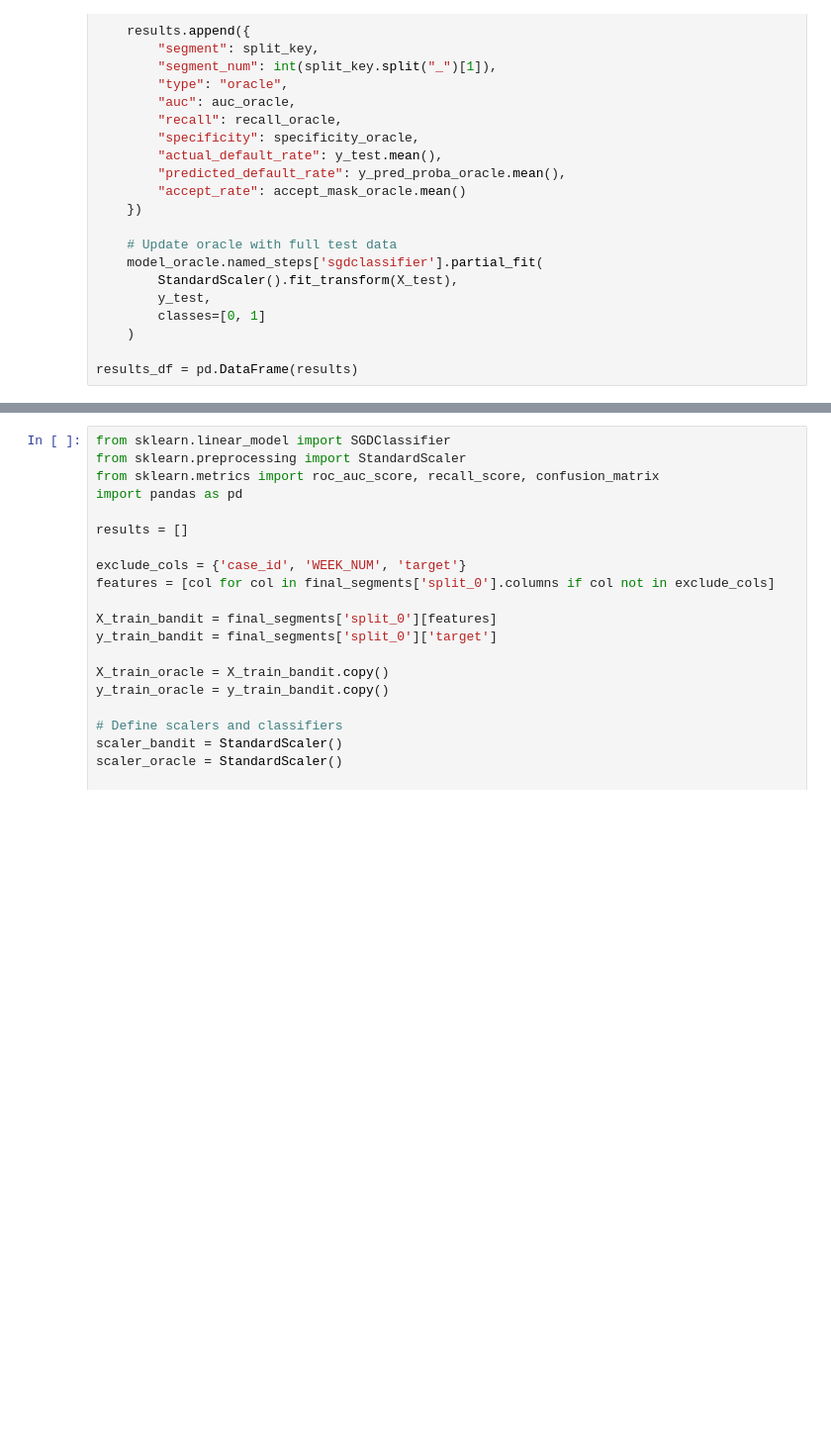
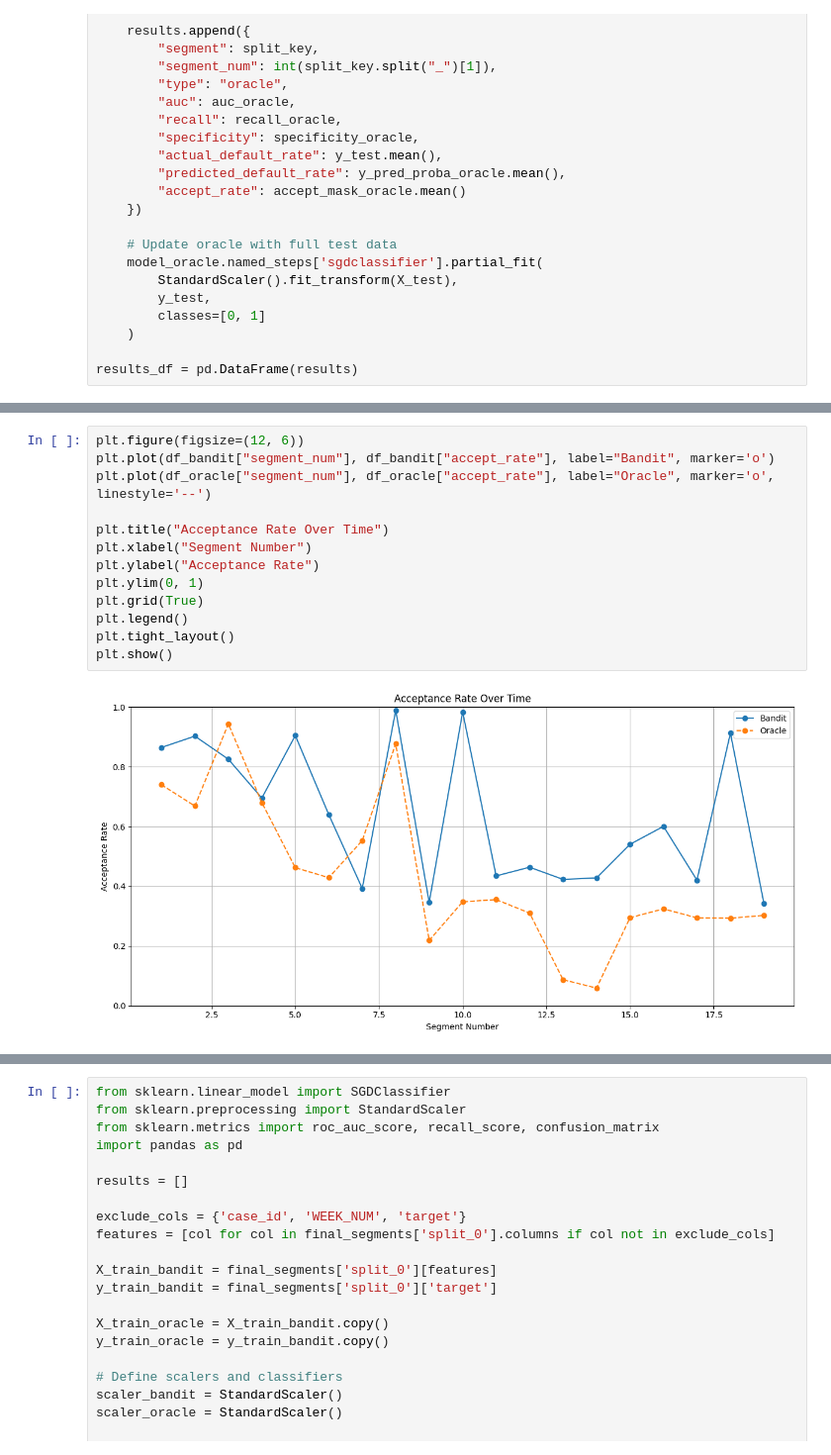
Before and after one commit to manpreetsingh227/MSc-project, a Jupyter notebook: notebooks/EDA.ipynb, the cells around one changed output, grey strips where cells are left out. Shown at 99% size. Saved outputs shown, nothing was run; the diff lists cells and outputs as text; blank space fills up the shorter version.

```diff
--- a/notebooks/EDA.ipynb
+++ b/notebooks/EDA.ipynb
@@ -719,0 +753,15 @@ plt.show()
+# %%
+plt.figure(figsize=(12, 6))
+plt.plot(df_bandit["segment_num"], df_bandit["accept_rate"], label="Bandit", marker='o')
+plt.plot(df_oracle["segment_num"], df_oracle["accept_rate"], label="Oracle", marker='o', linestyle='--')
+
+plt.title("Acceptance Rate Over Time")
+plt.xlabel("Segment Number")
+plt.ylabel("Acceptance Rate")
+plt.ylim(0, 1)
+plt.grid(True)
+plt.legend()
+plt.tight_layout()
+plt.show()
+# %% [output]
+[figure, added]
```
Also changed, not shown: parts of 8 cells of this notebook.
